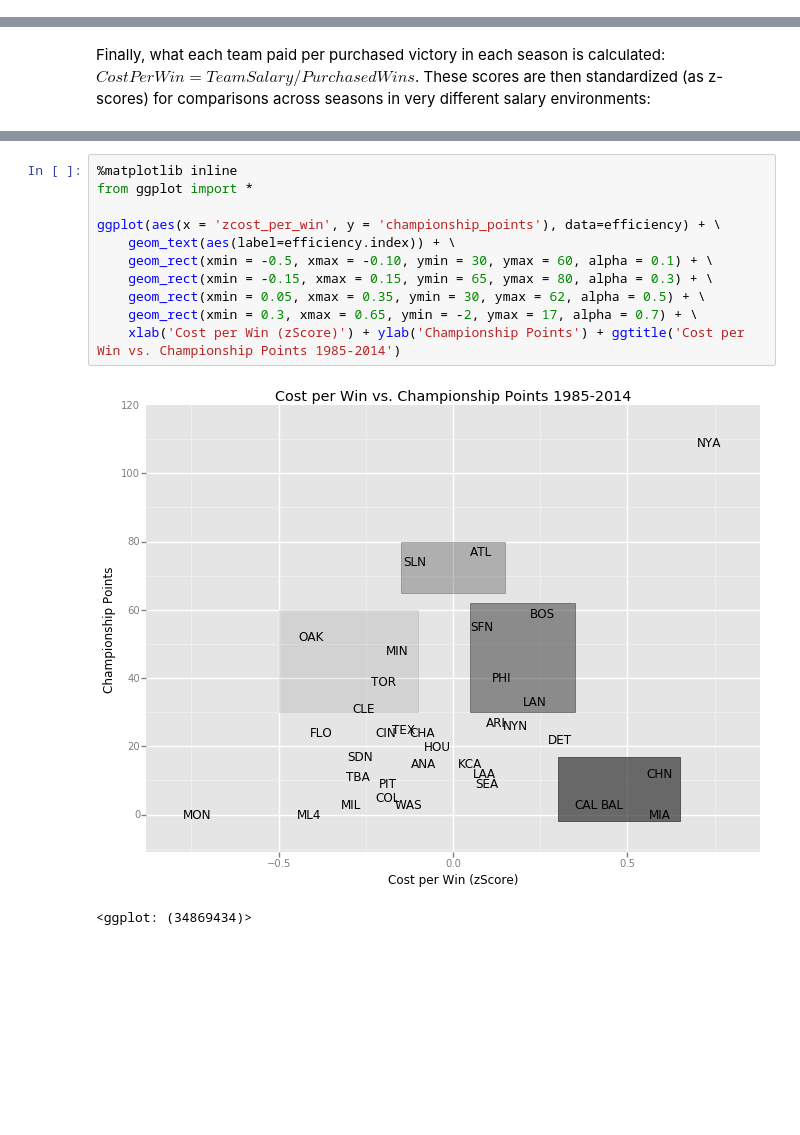
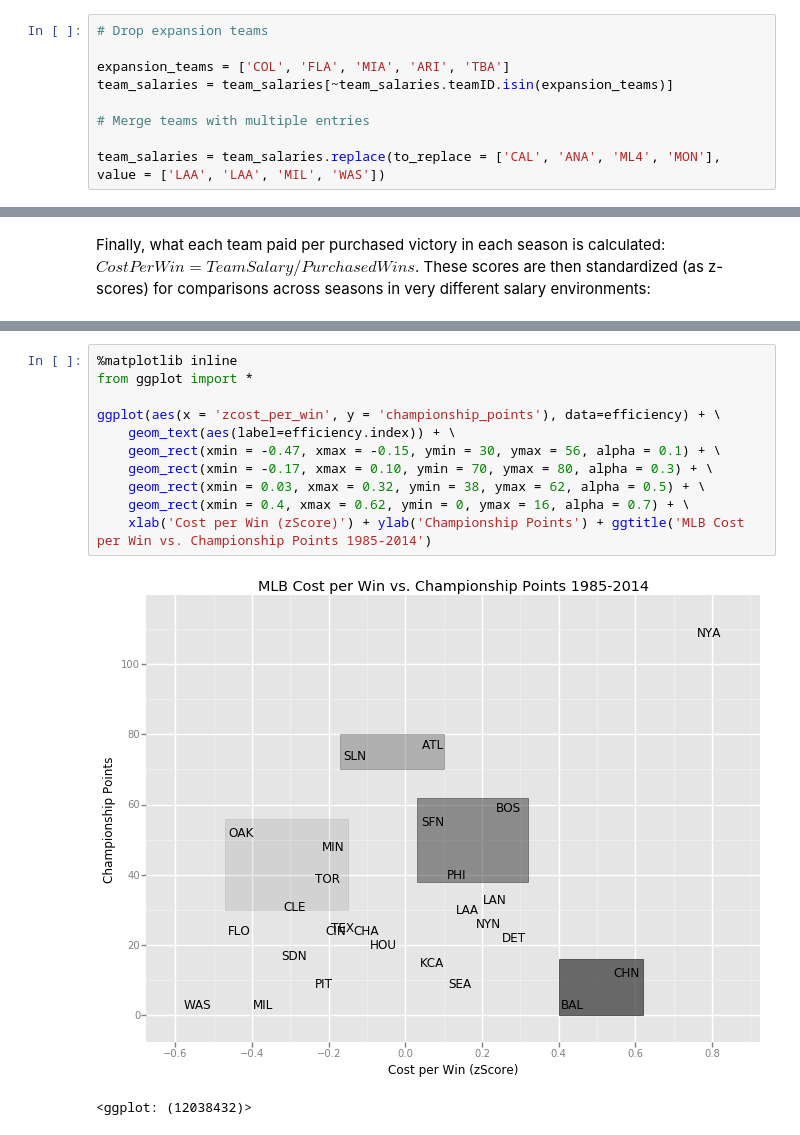
Before and after one commit to adamwri/Data-Analyst-Nanodegree, a Jupyter notebook: Project_2_Efficiency_and_Championships_in_MLB.ipynb, the cells around one changed output, grey strips where cells are left out. Saved outputs shown, nothing was run; the diff lists cells and outputs as text; blank space fills up the shorter version.

```diff
--- a/Project_2_Efficiency_and_Championships_in_MLB.ipynb
+++ b/Project_2_Efficiency_and_Championships_in_MLB.ipynb
@@ -41,3 +43,12 @@ team_salaries = team_salaries[team_salaries.yearID != 2014]
+# %%
+# Drop expansion teams
+
+expansion_teams = ['COL', 'FLA', 'MIA', 'ARI', 'TBA']
+team_salaries = team_salaries[~team_salaries.teamID.isin(expansion_teams)]
+
+# Merge teams with multiple entries
+
+team_salaries = team_salaries.replace(to_replace = ['CAL', 'ANA', 'ML4', 'MON'], value = ['LAA', 'LAA', 'MIL', 'WAS'])
 # %% [markdown]
 All of the raw data for the study is now gathered in one place. Next, I calculate each team's [Pythagorean Win Percentage](http://www.fangraphs.com/library/principles/expected-wins-and-losses/) for each season. I use Pythagorean Win Percentage because it is a much better indicator of a team's true talent level than actual won loss record - teams will not be punished or rewarded for luck in this study (essentially normalizes for team's performance in close games).
 
@@ -79,17 +148,17 @@ efficiency = pd.DataFrame({'zcost_per_win': team_salaries_merge_mean['zcost_per_
 # %%
 %matplotlib inline
 from ggplot import *
 
 ggplot(aes(x = 'zcost_per_win', y = 'championship_points'), data=efficiency) + \
     geom_text(aes(label=efficiency.index)) + \
-    geom_rect(xmin = -0.5, xmax = -0.10, ymin = 30, ymax = 60, alpha = 0.1) + \
-    geom_rect(xmin = -0.15, xmax = 0.15, ymin = 65, ymax = 80, alpha = 0.3) + \
-    geom_rect(xmin = 0.05, xmax = 0.35, ymin = 30, ymax = 62, alpha = 0.5) + \
-    geom_rect(xmin = 0.3, xmax = 0.65, ymin = -2, ymax = 17, alpha = 0.7) + \
-    xlab('Cost per Win (zScore)') + ylab('Championship Points') + ggtitle('Cost per Win vs. Championship Points 1985-2014')
+    geom_rect(xmin = -0.47, xmax = -0.15, ymin = 30, ymax = 56, alpha = 0.1) + \
+    geom_rect(xmin = -0.17, xmax = 0.10, ymin = 70, ymax = 80, alpha = 0.3) + \
+    geom_rect(xmin = 0.03, xmax = 0.32, ymin = 38, ymax = 62, alpha = 0.5) + \
+    geom_rect(xmin = 0.4, xmax = 0.62, ymin = 0, ymax = 16, alpha = 0.7) + \
+    xlab('Cost per Win (zScore)') + ylab('Championship Points') + ggtitle('MLB Cost per Win vs. Championship Points 1985-2014')
 # %% [output]
-[figure, old version]
+[figure, new version]
-<ggplot: (34869434)>
+<ggplot: (12038432)>
 # %% [markdown]
 In the plot, above, each team's standardized cost per win (where a negative score means the team paid less than the mean per win) is plotted against it's accrued championship points. Four groups of teams, indicated by rectangles of increasing opacity stand out as particularly interesting:
 
```
Also changed, not shown: parts of 20 cells of this notebook, 1 other file.
